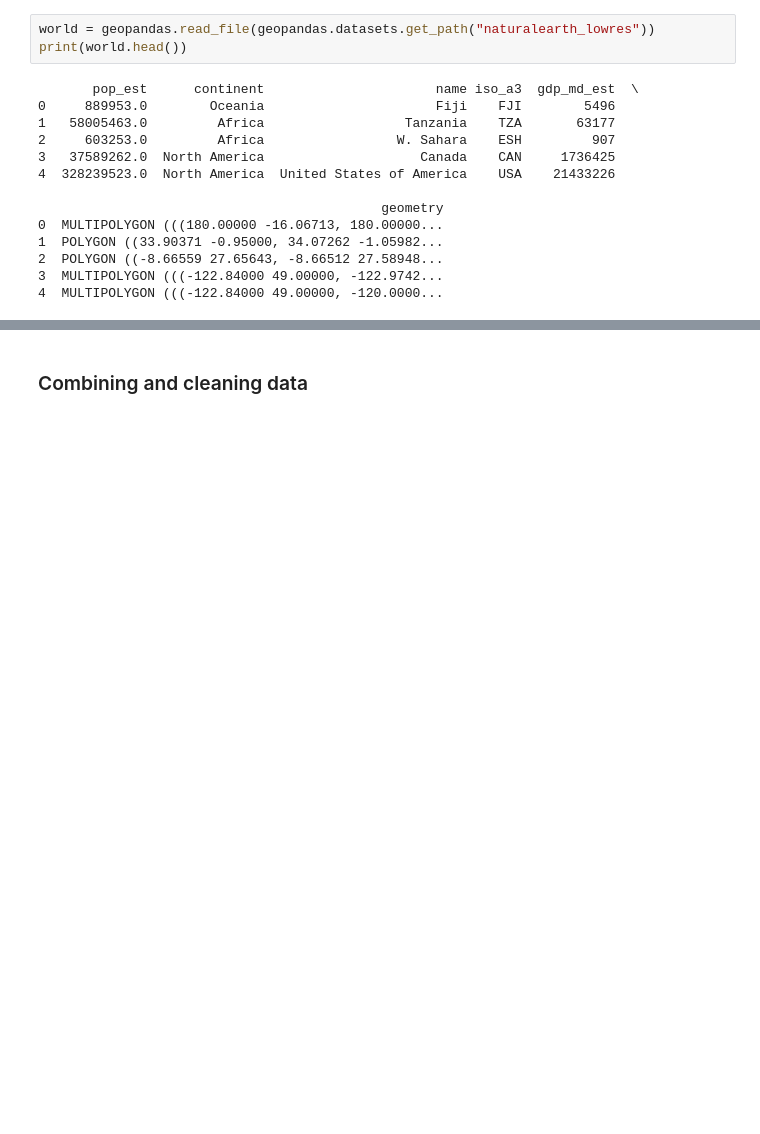
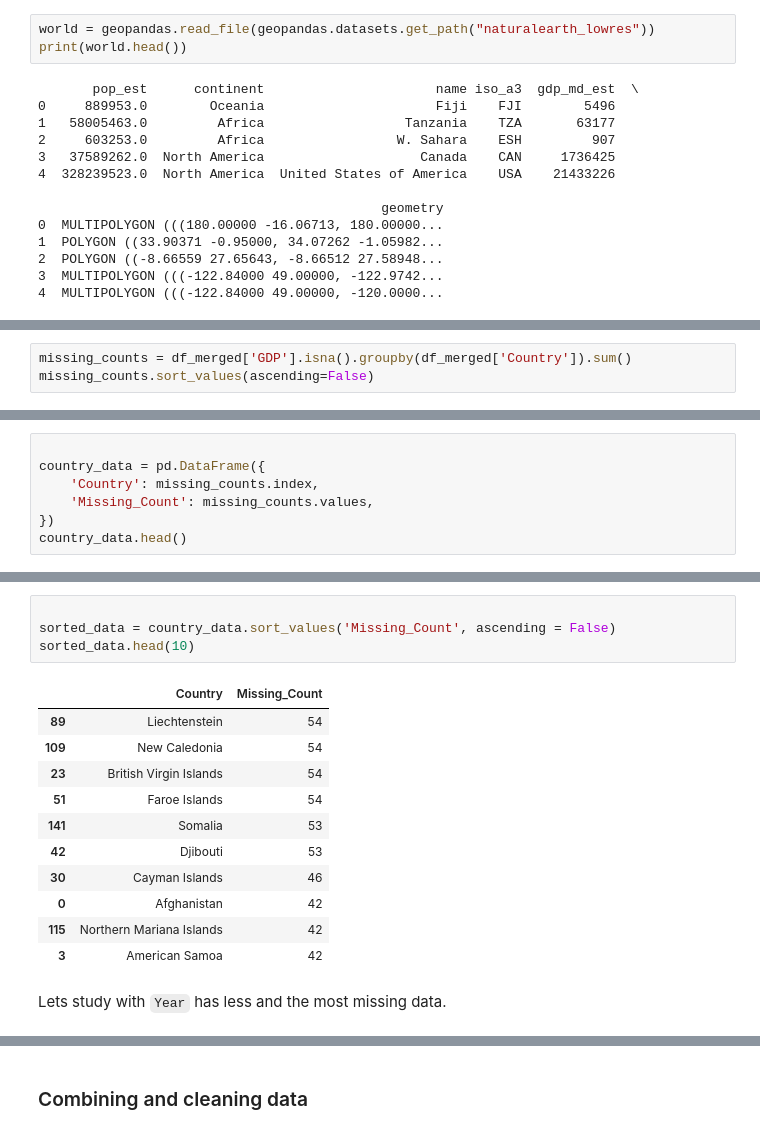
Before and after one commit to ArisMei/Beg-python-project, a Jupyter notebook: analysis/project-notebook-12.ipynb, the cells around one changed output, grey strips where cells are left out. Drawn from its saved outputs; the diff is of its cells as text; blank space fills up the shorter version.

```diff
--- a/analysis/project-notebook-12.ipynb
+++ b/analysis/project-notebook-12.ipynb
@@ -183,0 +242,3 @@ print(world.head())
+# %%
+missing_counts = df_merged['GDP'].isna().groupby(df_merged['Country']).sum()
+missing_counts.sort_values(ascending=False)
@@ -183,0 +262,7 @@ print(world.head())
+# %%
+
+country_data = pd.DataFrame({
+    'Country': missing_counts.index,
+    'Missing_Count': missing_counts.values,
+})
+country_data.head()
@@ -183,0 +276,18 @@ print(world.head())
+# %%
+
+sorted_data = country_data.sort_values('Missing_Count', ascending = False)
+sorted_data.head(10)
+# %% [output]
+|  | Country | Missing_Count |
+| 89 | Liechtenstein | 54 |
+| 109 | New Caledonia | 54 |
+| 23 | British Virgin Islands | 54 |
+| 51 | Faroe Islands | 54 |
+| 141 | Somalia | 53 |
+| 42 | Djibouti | 53 |
+| 30 | Cayman Islands | 46 |
+| 0 | Afghanistan | 42 |
+| 115 | Northern Mariana Islands | 42 |
+| 3 | American Samoa | 42 |
+# %% [markdown]
+Lets study with `Year` has less and the most missing data.
```
Also changed, not shown: parts of 28 cells of this notebook, 4 other files.
